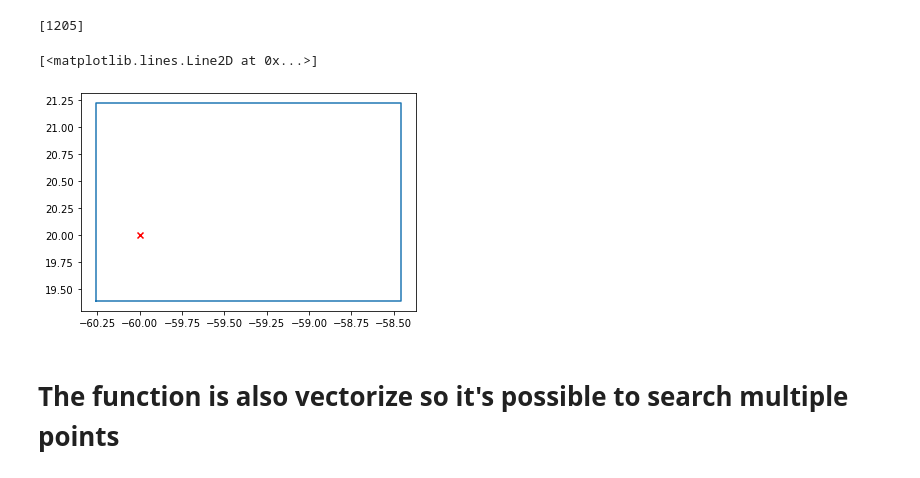
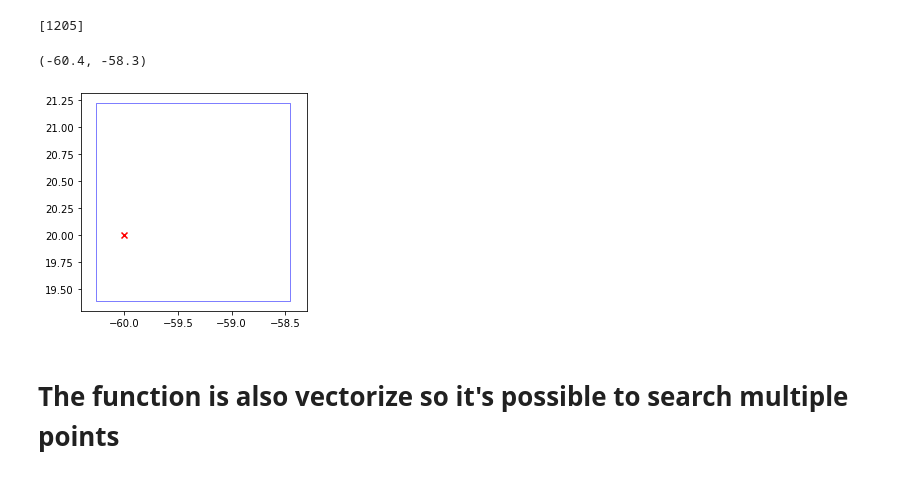
Before and after one commit to philippemiron/pygtm, a Jupyter notebook: tutorials/02-search_elements.ipynb, the cells around one changed output. Cells and saved outputs as stored; diff of their text form; code cells hidden in the pictures.

```diff
--- a/tutorials/02-search_elements.ipynb
+++ b/tutorials/02-search_elements.ipynb
@@ -33,20 +33,20 @@ el_id = d.find_element(p[0], p[1])
 print(el_id)
 # %% [output]
 [1205]
-# %%
-# plot the element and the search location
-b1 = d.bins[el_id[0]]
-
-# reorder (0, 1, 3, 2, 0) for a close loop
-b1 = b1[np.array([0,1,3,2,0])]
-
-fig = plt.figure()
-ax = fig.add_subplot(111)
-ax.scatter(p[0], p[1], marker='x', color='r')
-ax.plot(d.coords[b1,0], d.coords[b1,1])
-# %% [output]
-[<matplotlib.lines.Line2D at 0x...>]
-[figure, removed]
+# %%
+fig = plt.figure()
+ax = fig.add_subplot(111, aspect='equal')
+
+# plot the element and the search location
+d.bins_contour(ax, bin_id=[el_id[0]], edgecolor='b')
+
+# search location
+ax.scatter(p[0], p[1], marker='x', color='r')
+
+ax.set_xlim([-60.4, -58.3])
+# %% [output]
+(-60.4, -58.3)
+[figure, added]
 # %% [markdown]
 # The function is also vectorize so it's possible to search multiple points
 # %%
```
Also changed, not shown: parts of 1 cell of this notebook, 2 other files.
